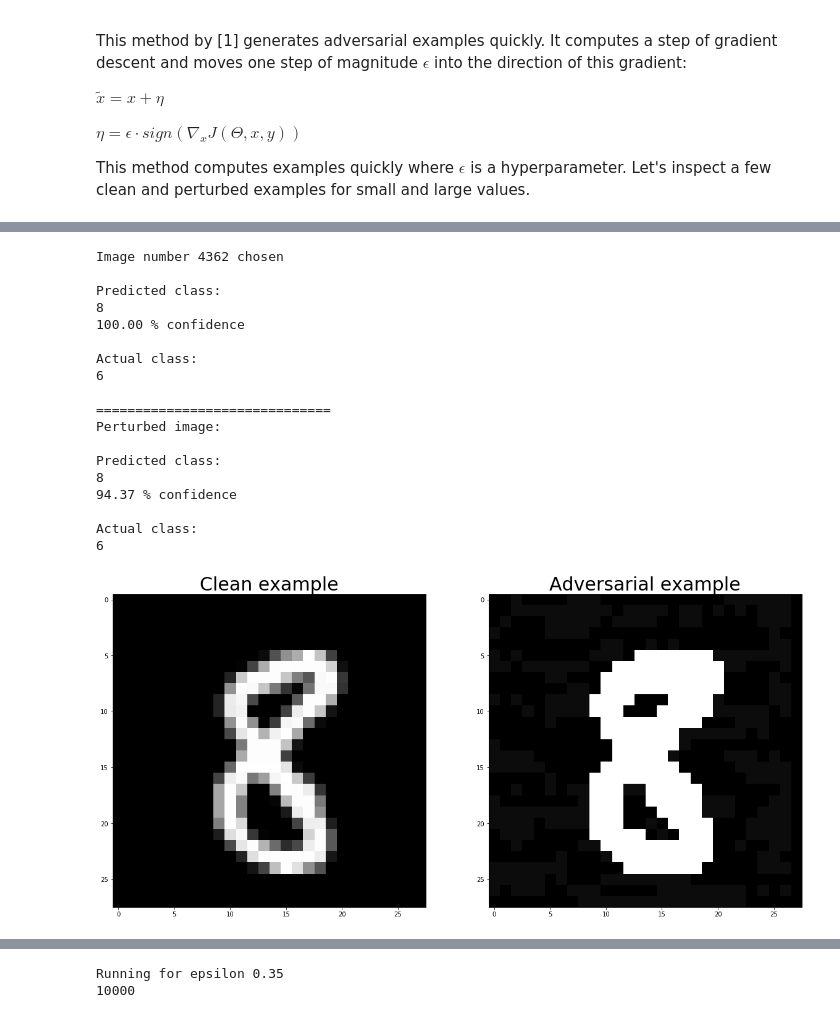
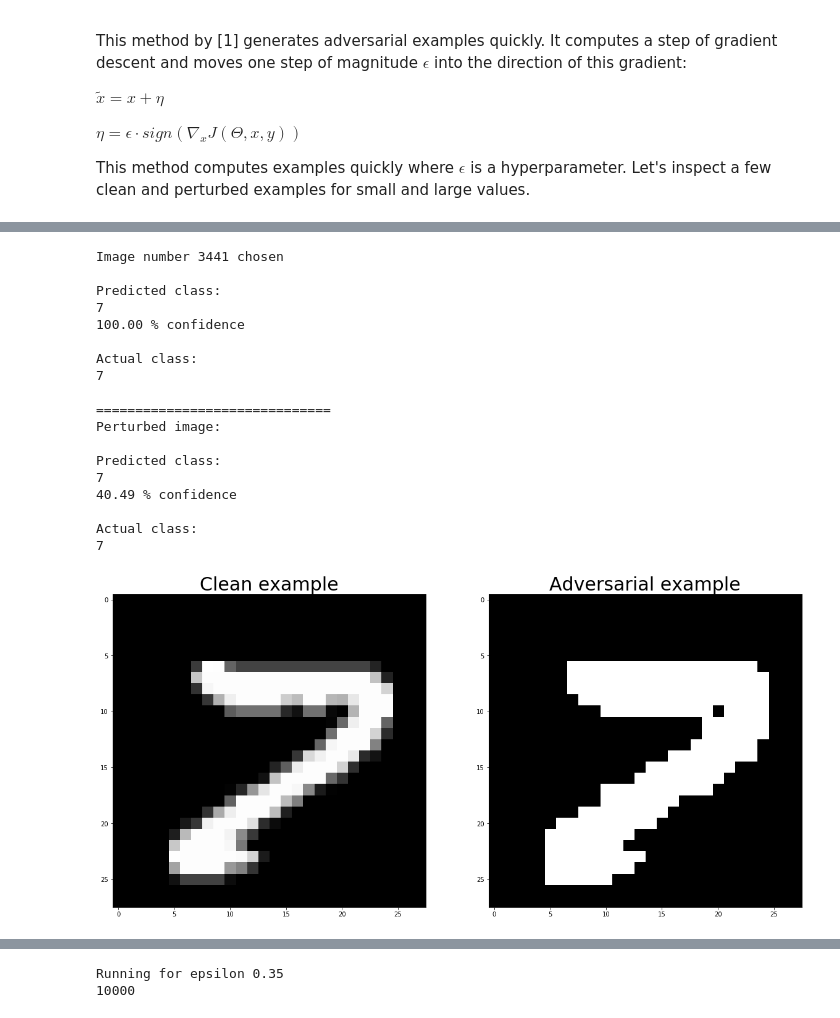
Before and after one commit to phil-hoang/Adversarial_Examples_GANs, a Jupyter notebook: 1_1-Adversarial_Examples_LeNet_MNIST.ipynb, the cells around one changed output, grey strips where cells are left out. Drawn from its saved outputs; the diff is of its cells as text; code cells hidden in the pictures.

```diff
--- a/1_1-Adversarial_Examples_LeNet_MNIST.ipynb
+++ b/1_1-Adversarial_Examples_LeNet_MNIST.ipynb
@@ -111,7 +111,7 @@ def image_to_tensor(data_loader, image_number="random"):
     image = image.float()
 
     ## Extract label
-    label = int(data_loader.dataset.targets[100].numpy())
+    label = int(data_loader.dataset.targets[i].numpy())
 
     ## Print image number
     print("Image number {} chosen\n".format(int(i)))
@@ -184,8 +184,8 @@ def predict(model, image, label, return_grad=False, supress_output=True):
 
 
     ## Get class index and confidence
-    prediction = torch.nn.functional.softmax(prediction[0].detach(), dim=0).numpy()
-    confidence = prediction[class_index] * 100
+    #prediction = torch.nn.functional.softmax(prediction[0].detach(), dim=0).numpy()
+    confidence = np.exp(prediction.detach()[class_index]) * 100
 
     ## Get class name from the predicted index
     name = np.argmax(prediction)
@@ -274,29 +264,29 @@ def plot_example(image_as_tensor, label, epsilon):
     plt.title("Adversarial example", fontsize=30)
     show_tensor_image(perturbed_data)
 # %%
-## Random example at lower epsilon
-epsilon = 12/255
+## Random example for smaller epsilon
+epsilon = 8/255
 
-image_as_tensor, label = image_to_tensor(data_loader)
+image_as_tensor, label = image_to_tensor(data_loader, image_number=3441)
 plot_example(image_as_tensor, label, epsilon)
 # %% [output]
-Image number 4362 chosen
+Image number 3441 chosen
 
 Predicted class:
-8
+7
 100.00 % confidence
 
 Actual class:
-6
+7
 
 ==============================
 Perturbed image:
 
 Predicted class:
-8
-94.37 % confidence
+7
+40.49 % confidence
 
 Actual class:
-6
+7
-[figure, old version]
+[figure, new version]
 # %%
```
Also changed, not shown: parts of 3 cells of this notebook, 1 other file.
